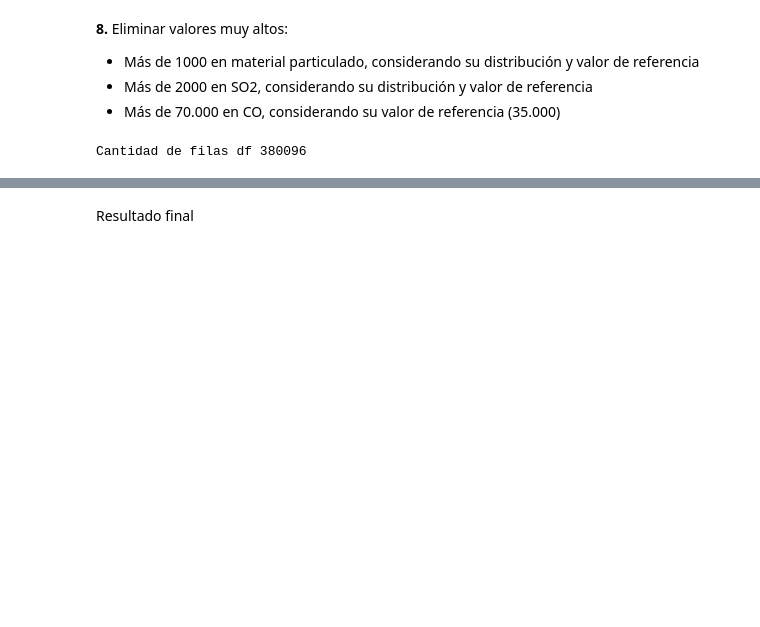
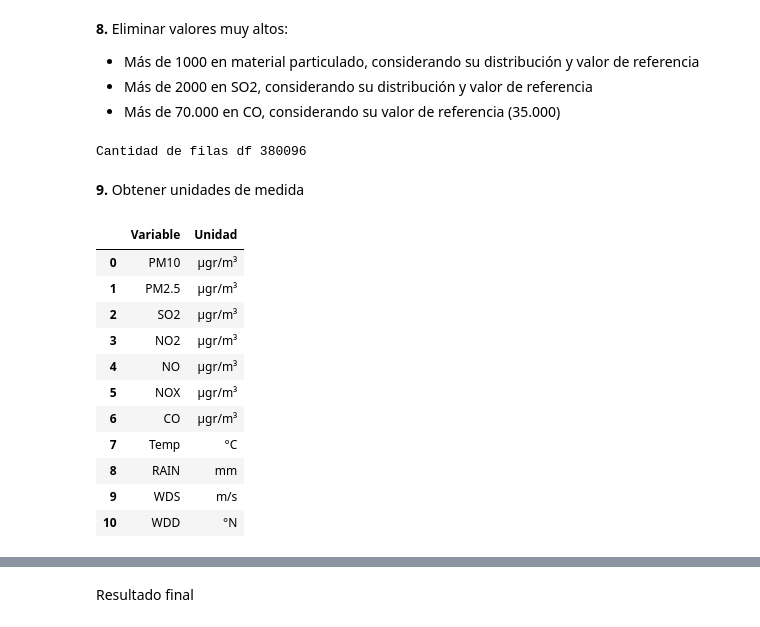
Before and after one commit to sariswis/Proyecto-Visual-Analytics, a Jupyter notebook: preparacion/Dataset 3 - Mediciones de calidad del aire.ipynb, the cells around one changed output, grey strips where cells are left out. Cells and saved outputs as stored; diff of their text form; code cells hidden in the pictures; blank space fills up the shorter version.

```diff
--- a/preparacion/Dataset 3 - Mediciones de calidad del aire.ipynb
+++ b/preparacion/Dataset 3 - Mediciones de calidad del aire.ipynb
@@ -138,3 +137,20 @@ df = df[~((df["variable"] == "CO") & (df["value"] > 70_000))]
 print("Cantidad de filas df", len(df))
 # %% [output]
 Cantidad de filas df 380096
+# %% [markdown]
+**9.** Obtener unidades de medida
+# %%
+variables
+# %% [output]
+|  | Variable | Unidad |
+| 0 | PM10 | μgr/m³ |
+| 1 | PM2.5 | μgr/m³ |
+| 2 | SO2 | μgr/m³ |
+| 3 | NO2 | μgr/m³ |
+| 4 | NO | μgr/m³ |
+| 5 | NOX | μgr/m³ |
+| 6 | CO | μgr/m³ |
+| 7 | Temp | °C |
+| 8 | RAIN | mm |
+| 9 | WDS | m/s |
+| 10 | WDD | °N |
```
Also changed, not shown: parts of 5 cells of this notebook, 3 other files.
